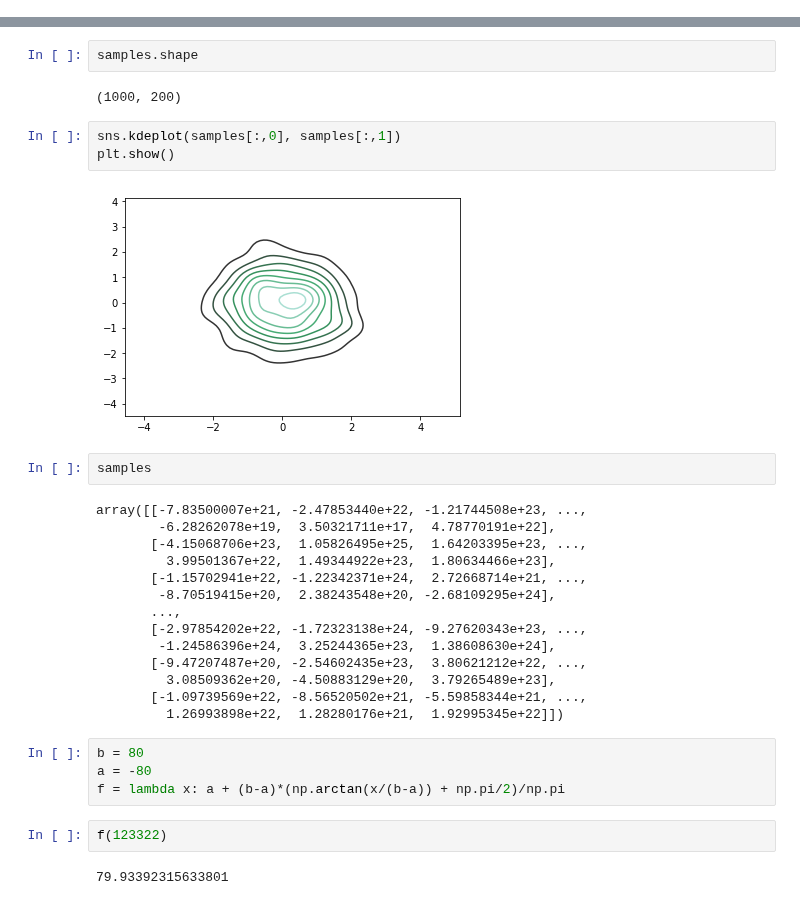
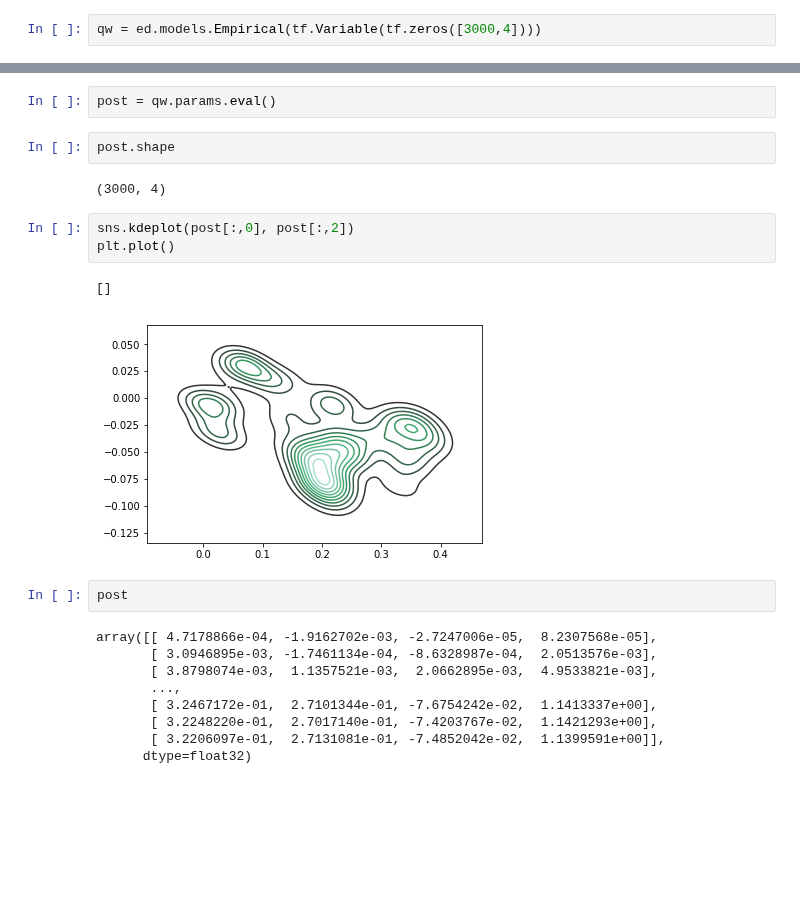
Before and after one commit to npetrenko/real_nvp, a Jupyter notebook: test.ipynb, the cells around one changed output, grey strips where cells are left out. Saved outputs shown, nothing was run; the diff lists cells and outputs as text; blank space fills up the shorter version.

```diff
--- a/test.ipynb
+++ b/test.ipynb
@@ -18,0 +23,2 @@ samples = np.array(samples)
+# %%
+qw = ed.models.Empirical(tf.Variable(tf.zeros([3000,4])))
@@ -19,33 +31,23 @@ samples = np.array(samples)
+# %%
+post = qw.params.eval()
 # %%
-samples.shape
+post.shape
 # %% [output]
-(1000, 200)
+(3000, 4)
 # %%
-sns.kdeplot(samples[:,0], samples[:,1])
-plt.show()
+sns.kdeplot(post[:,0], post[:,2])
+plt.plot()
 # %% [output]
+[]
-[figure, old version]
+[figure, new version]
-# %%
-samples
-# %% [output]
-array([[-7.83500007e+21, -2.47853440e+22, -1.21744508e+23, ...,
-        -6.28262078e+19,  3.50321711e+17,  4.78770191e+22],
-       [-4.15068706e+23,  1.05826495e+25,  1.64203395e+23, ...,
-         3.99501367e+22,  1.49344922e+23,  1.80634466e+23],
-       [-1.15702941e+22, -1.22342371e+24,  2.72668714e+21, ...,
-        -8.70519415e+20,  2.38243548e+20, -2.68109295e+24],
-       ...,
-       [-2.97854202e+22, -1.72323138e+24, -9.27620343e+23, ...,
-        -1.24586396e+24,  3.25244365e+23,  1.38608630e+24],
-       [-9.47207487e+20, -2.54602435e+23,  3.80621212e+22, ...,
-         3.08509362e+20, -4.50883129e+20,  3.79265489e+23],
-       [-1.09739569e+22, -8.56520502e+21, -5.59858344e+21, ...,
-         1.26993898e+22,  1.28280176e+21,  1.92995345e+22]])
-# %%
-b = 80
-a = -80
-f = lambda x: a + (b-a)*(np.arctan(x/(b-a)) + np.pi/2)/np.pi
-# %%
-f(123322)
-# %% [output]
-79.93392315633801
+# %%
+post
+# %% [output]
+array([[ 4.7178866e-04, -1.9162702e-03, -2.7247006e-05,  8.2307568e-05],
+       [ 3.0946895e-03, -1.7461134e-04, -8.6328987e-04,  2.0513576e-03],
+       [ 3.8798074e-03,  1.1357521e-03,  2.0662895e-03,  4.9533821e-03],
+       ...,
+       [ 3.2467172e-01,  2.7101344e-01, -7.6754242e-02,  1.1413337e+00],
+       [ 3.2248220e-01,  2.7017140e-01, -7.4203767e-02,  1.1421293e+00],
+       [ 3.2206097e-01,  2.7131081e-01, -7.4852042e-02,  1.1399591e+00]],
+      dtype=float32)
```
Also changed, not shown: parts of 11 cells of this notebook, 6 other files.
